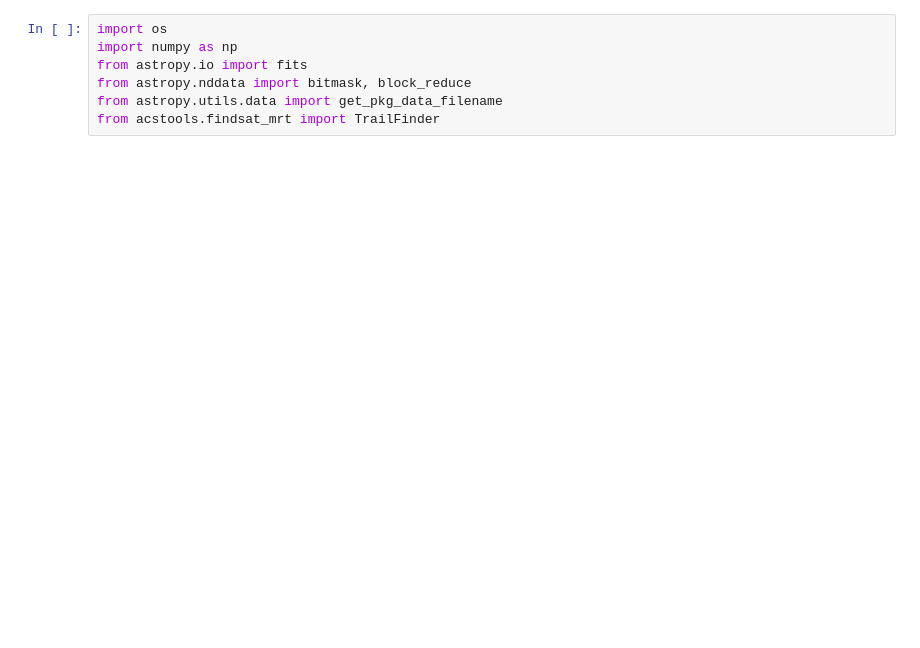
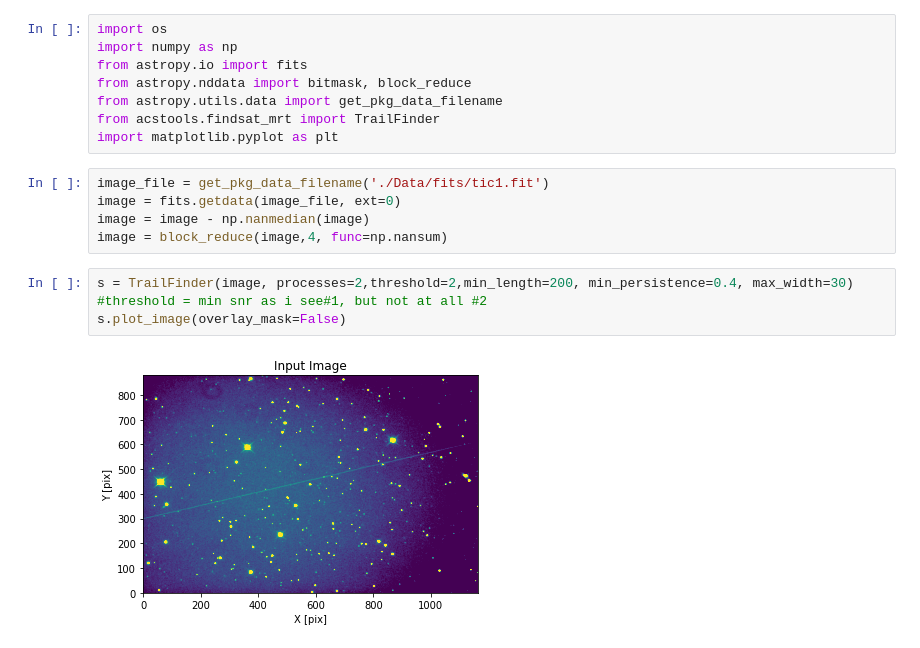
Before and after one commit to MichalMiekina/satellite-streak-detecting, a Jupyter notebook: acstools.ipynb, the cells around one changed output. Cells and saved outputs as stored; diff of their text form; blank space fills up the shorter version.

```diff
--- a/acstools.ipynb
+++ b/acstools.ipynb
@@ -5,4 +5,16 @@ from astropy.io import fits
 from astropy.nddata import bitmask, block_reduce
 from astropy.utils.data import get_pkg_data_filename
 from acstools.findsat_mrt import TrailFinder
+import matplotlib.pyplot as plt
+# %%
+image_file = get_pkg_data_filename('./Data/fits/tic1.fit')
+image = fits.getdata(image_file, ext=0)
+image = image - np.nanmedian(image)
+image = block_reduce(image,4, func=np.nansum)
+# %%
+s = TrailFinder(image, processes=2,threshold=2,min_length=200, min_persistence=0.4, max_width=30)
+#threshold = min snr as i see#1, but not at all #2
+s.plot_image(overlay_mask=False)
+# %% [output]
+[figure, added]
 # %%
```
Also changed, not shown: parts of 2 cells of this notebook, 4 other files.
